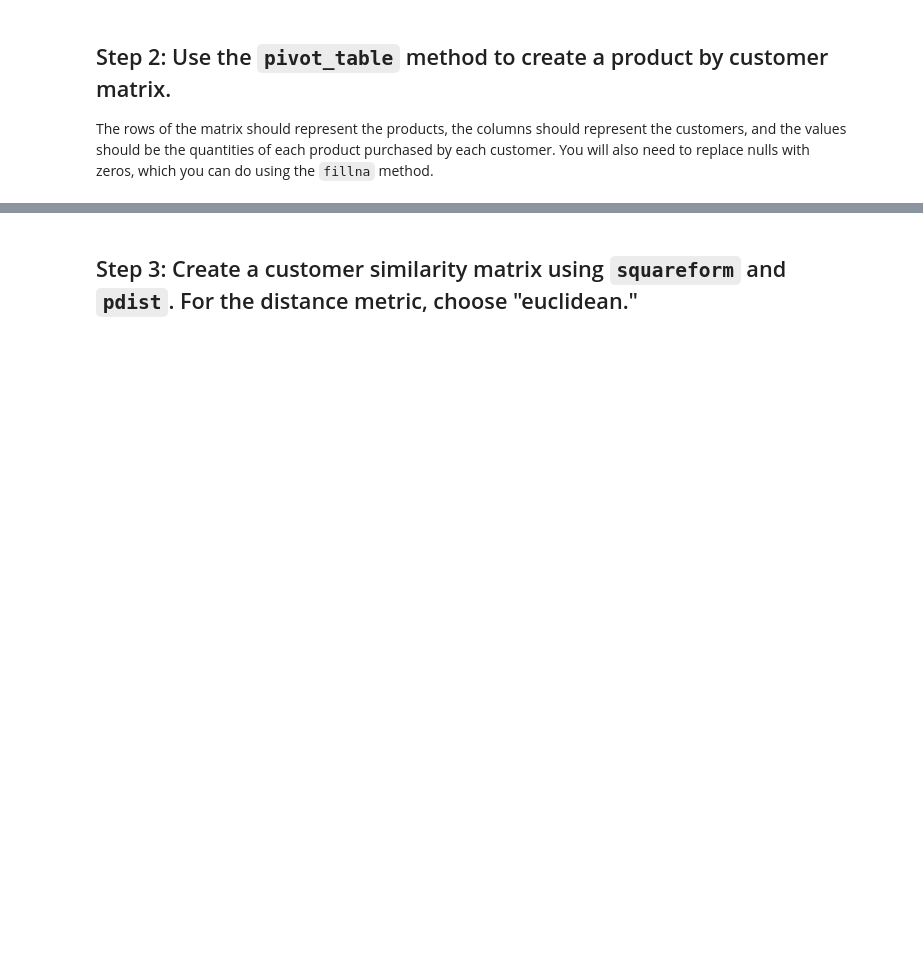
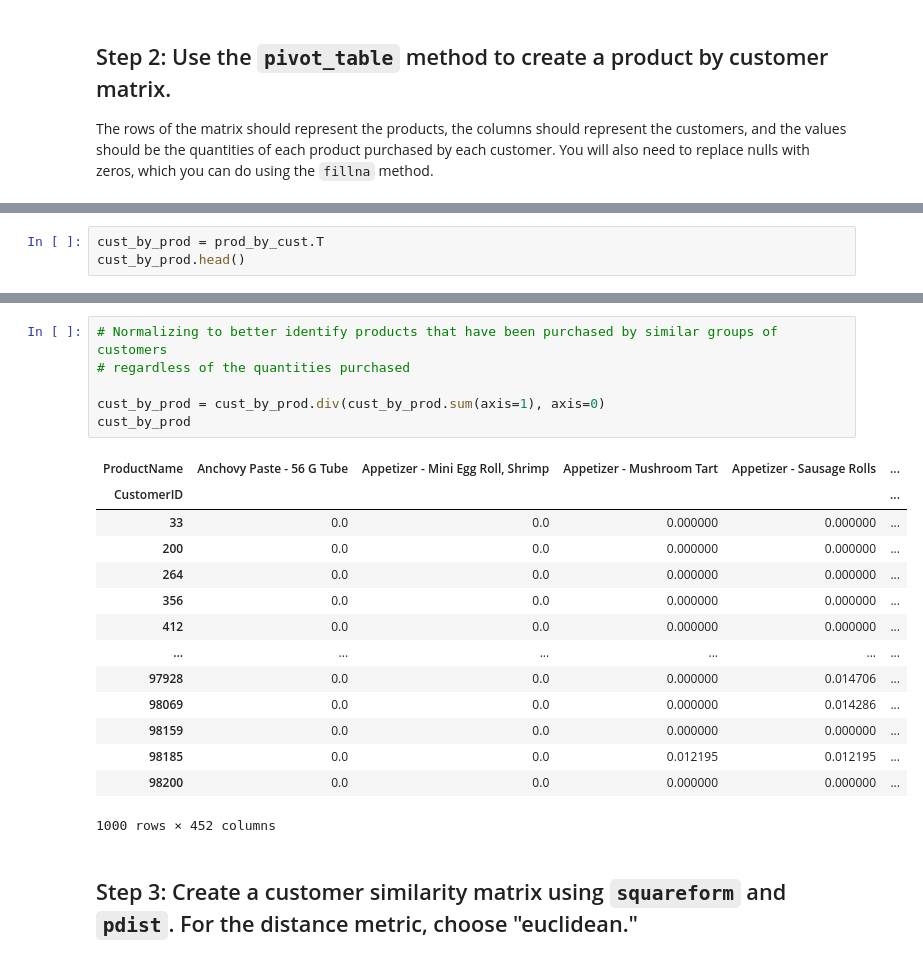
Before and after one commit to ta-datapt-bcn/lab-intro-recommender-systems, a Jupyter notebook: your-code/main.ipynb, the cells around one changed output, grey strips where cells are left out. Cells and saved outputs as stored; diff of their text form; blank space fills up the shorter version.

```diff
--- a/your-code/main.ipynb
+++ b/your-code/main.ipynb
@@ -71,0 +70,3 @@ product_by_customer
+# %%
+cust_by_prod = prod_by_cust.T
+cust_by_prod.head()
@@ -72,3 +82,24 @@ product_by_customer
+# %%
+# Normalizing to better identify products that have been purchased by similar groups of customers
+# regardless of the quantities purchased
+
+cust_by_prod = cust_by_prod.div(cust_by_prod.sum(axis=1), axis=0)
+cust_by_prod
+# %% [output]
+| ProductName | Anchovy Paste - 56 G Tube | Appetizer - Mini Egg Roll, Shrimp | Appetizer - Mushroom Tart | Appetizer - Sausage Rolls | ... |
+| CustomerID |  |  |  |  | ... |
+| 33 | 0.0 | 0.0 | 0.000000 | 0.000000 | ... |
+| 200 | 0.0 | 0.0 | 0.000000 | 0.000000 | ... |
+| 264 | 0.0 | 0.0 | 0.000000 | 0.000000 | ... |
+| 356 | 0.0 | 0.0 | 0.000000 | 0.000000 | ... |
+| 412 | 0.0 | 0.0 | 0.000000 | 0.000000 | ... |
+| ... | ... | ... | ... | ... | ... |
+| 97928 | 0.0 | 0.0 | 0.000000 | 0.014706 | ... |
+| 98069 | 0.0 | 0.0 | 0.000000 | 0.014286 | ... |
+| 98159 | 0.0 | 0.0 | 0.000000 | 0.000000 | ... |
+| 98185 | 0.0 | 0.0 | 0.012195 | 0.012195 | ... |
+| 98200 | 0.0 | 0.0 | 0.000000 | 0.000000 | ... |
+1000 rows × 452 columns
 # %% [markdown]
 ## Step 3: Create a customer similarity matrix using `squareform` and `pdist`. For the distance metric, choose "euclidean."
 # %%
```
Also changed, not shown: parts of 10 cells of this notebook.
